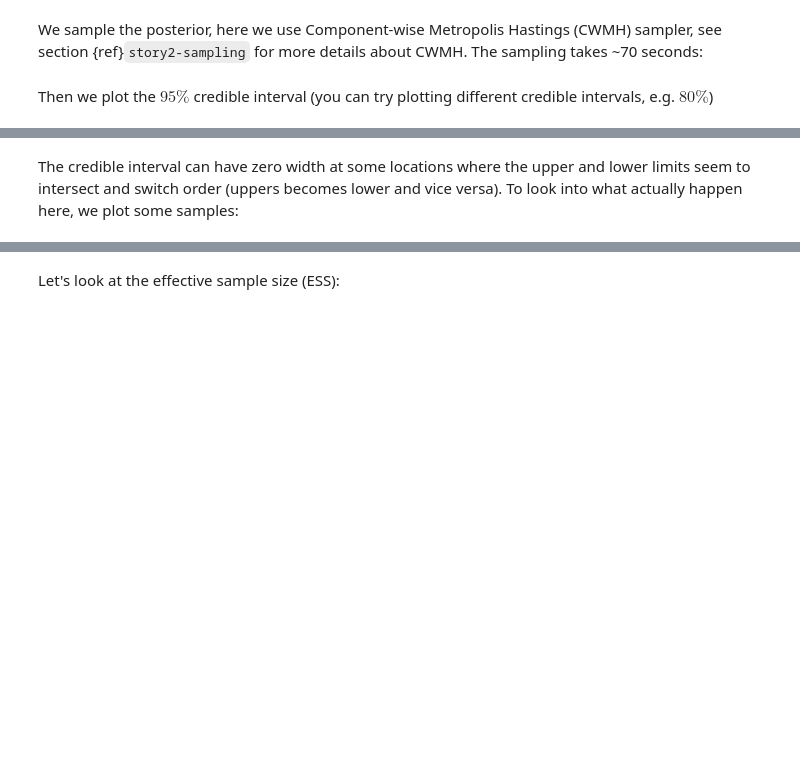
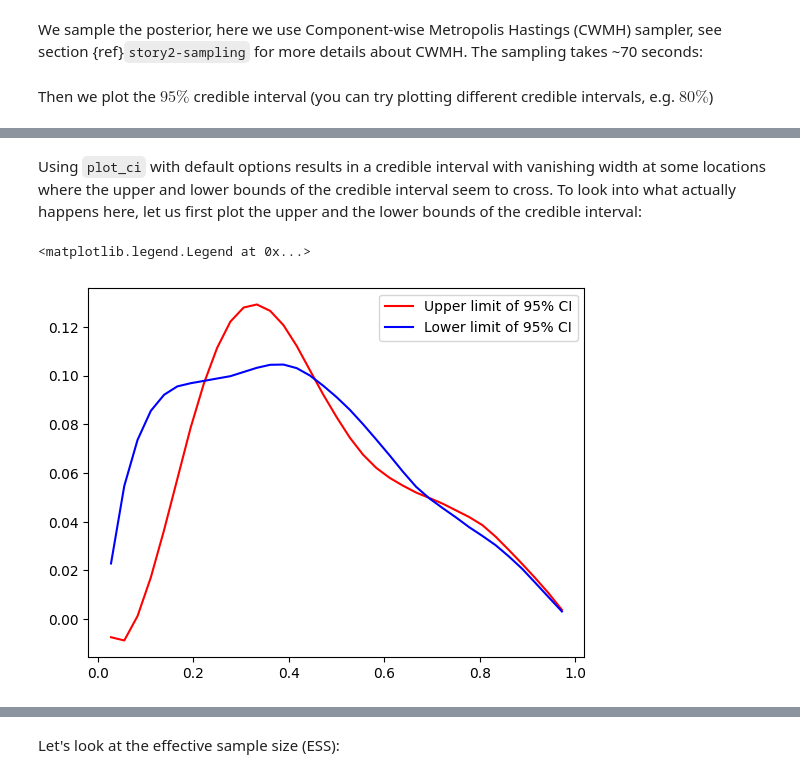
Before and after one commit to CUQI-DTU/CUQI-Book, a Jupyter notebook: chapter_pde_based_bip/core_pde.ipynb, the cells around one changed output, grey strips where cells are left out. Drawn from its saved outputs; the diff is of its cells as text; code cells hidden in the pictures; blank space fills up the shorter version.

```diff
--- a/chapter_pde_based_bip/core_pde.ipynb
+++ b/chapter_pde_based_bip/core_pde.ipynb
@@ -523,2 +523,10 @@ posterior_samples.plot_ci(95, exact=problemInfo.exactSolution)
-# %% [markdown]
-The credible interval can have zero width at some locations where the upper and lower limits seem to intersect and switch order (uppers becomes lower and vice versa). To look into what actually happen here, we plot some samples:
+# %% [markdown]
+Using `plot_ci` with default options results in a credible interval with vanishing width at some locations where the upper and lower bounds of the credible interval seem to cross. To look into what actually happens here, let us first plot the upper and the lower bounds of the credible interval:
+# %%
+upper, lower = posterior_samples.compute_ci(95)
+model.domain_geometry.plot(upper, color='r', label='Upper limit of 95% CI')
+model.domain_geometry.plot(lower, color='b', label='Lower limit of 95% CI')
+plt.legend()
+# %% [output]
+<matplotlib.legend.Legend at 0x...>
+[figure, added]
```
Also changed, not shown: parts of 41 cells of this notebook.
